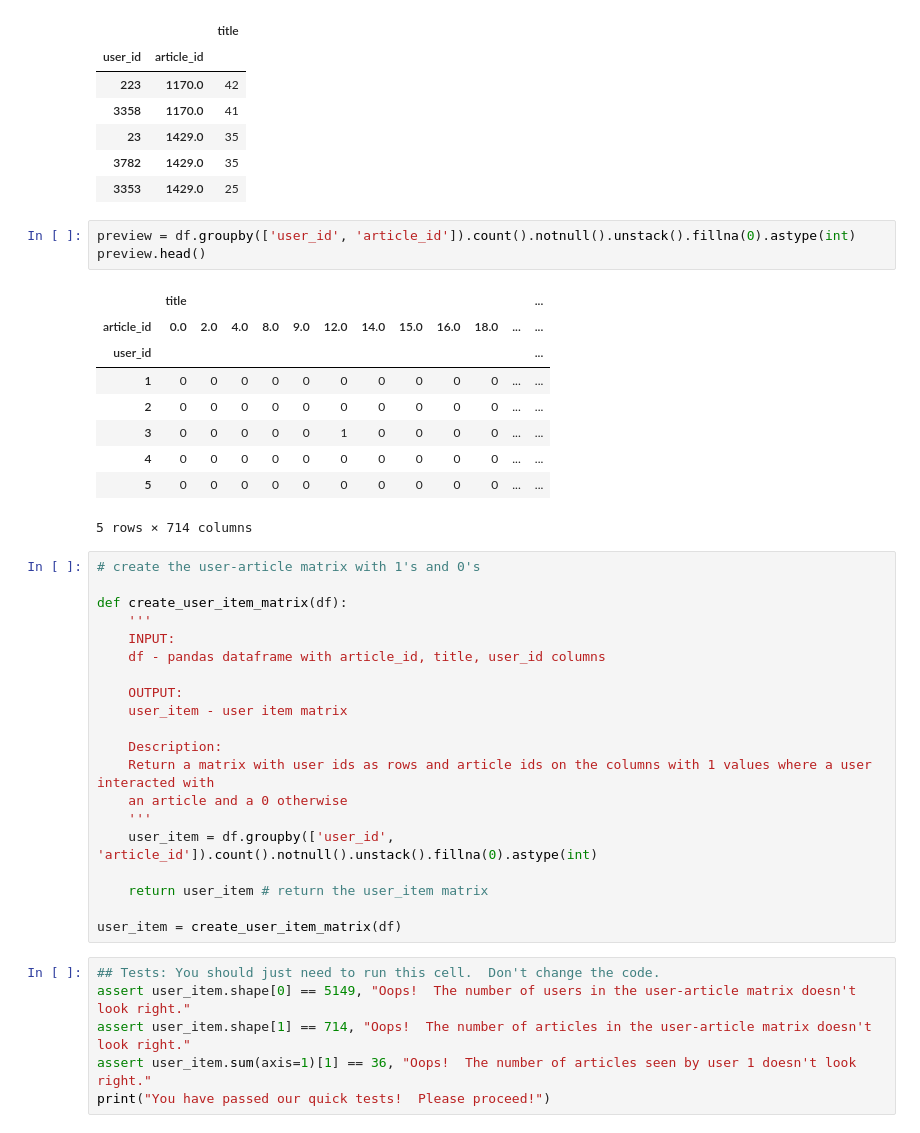
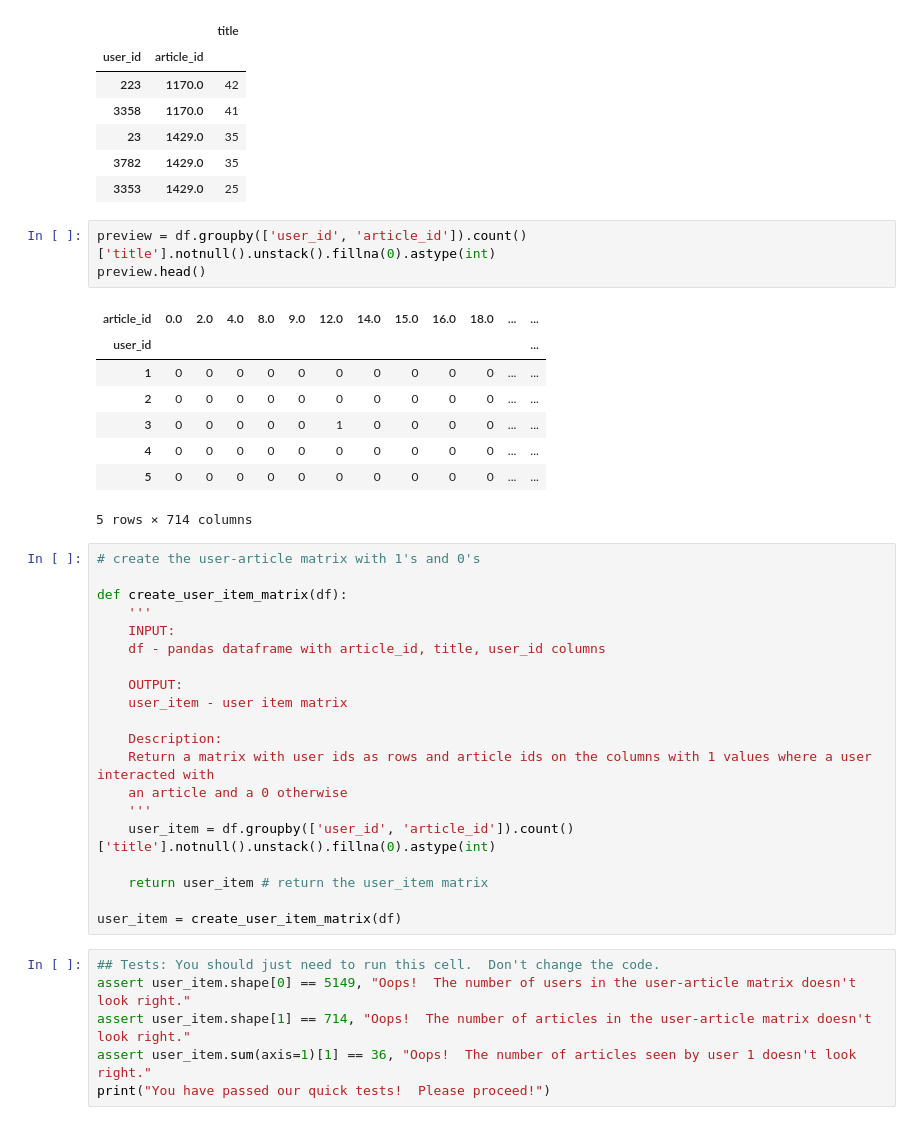
Before and after one commit to yxiang45/Recommendations_with_IBM, a Jupyter notebook: Recommendations_with_IBM.ipynb, the cells around one changed output. Saved outputs shown, nothing was run; the diff lists cells and outputs as text.

```diff
--- a/Recommendations_with_IBM.ipynb
+++ b/Recommendations_with_IBM.ipynb
@@ -317,10 +317,9 @@ df.groupby(['user_id', 'article_id']).count().sort_values('title',ascending=Fals
 | 3782 | 1429.0 | 35 |
 | 3353 | 1429.0 | 25 |
 # %%
-preview = df.groupby(['user_id', 'article_id']).count().notnull().unstack().fillna(0).astype(int)
+preview = df.groupby(['user_id', 'article_id']).count()['title'].notnull().unstack().fillna(0).astype(int)
 preview.head()
 # %% [output]
-|  | title |  |  |  |  |  |  |  |  |  |  | ... |
 | article_id | 0.0 | 2.0 | 4.0 | 8.0 | 9.0 | 12.0 | 14.0 | 15.0 | 16.0 | 18.0 | ... | ... |
 | user_id |  |  |  |  |  |  |  |  |  |  |  | ... |
 | 1 | 0 | 0 | 0 | 0 | 0 | 0 | 0 | 0 | 0 | 0 | ... | ... |
@@ -344,7 +343,7 @@ def create_user_item_matrix(df):
     Return a matrix with user ids as rows and article ids on the columns with 1 values where a user interacted with
     an article and a 0 otherwise
     '''
-    user_item = df.groupby(['user_id', 'article_id']).count().notnull().unstack().fillna(0).astype(int)
+    user_item = df.groupby(['user_id', 'article_id']).count()['title'].notnull().unstack().fillna(0).astype(int)
 
     return user_item # return the user_item matrix
 
```
Also changed, not shown: parts of 6 cells of this notebook.
